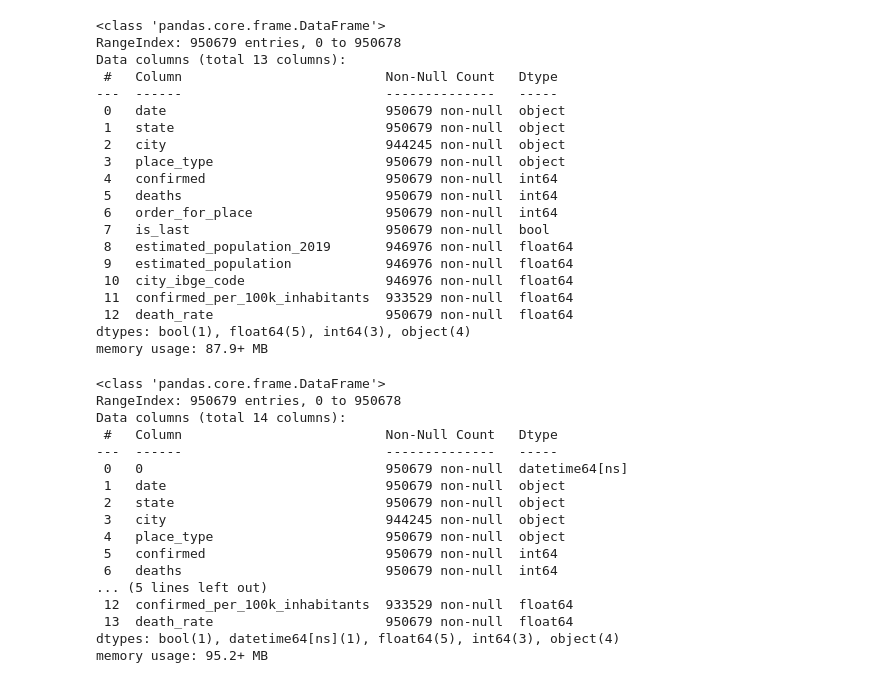
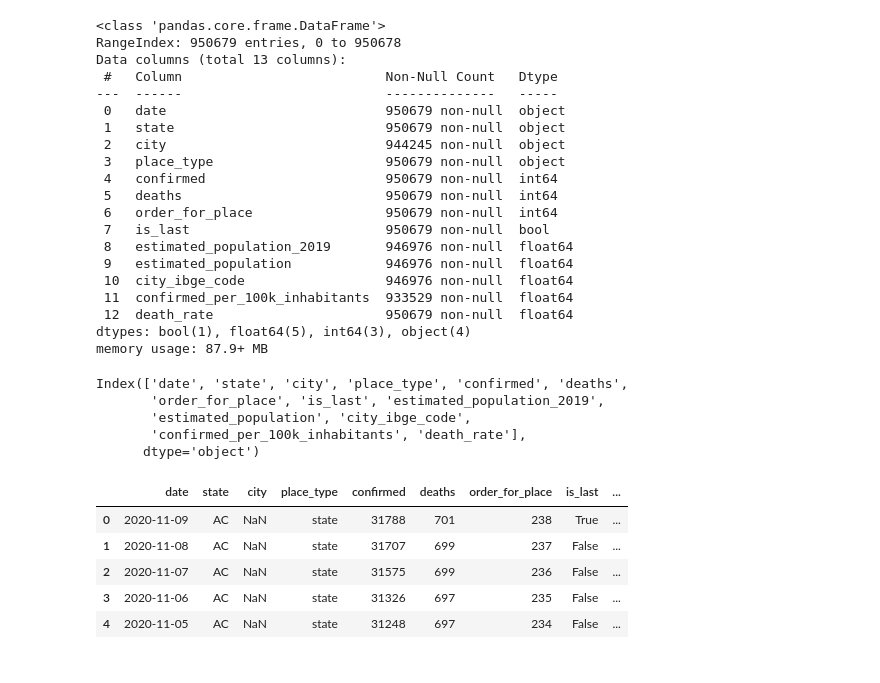
Before and after one commit to rabastos44/Bootcamp-Data-Science-Alura, a Jupyter notebook: Ricardo_Bastos.ipynb, the cells around one changed output. Cells and saved outputs as stored; diff of their text form; code cells hidden in the pictures.

```diff
--- a/Ricardo_Bastos.ipynb
+++ b/Ricardo_Bastos.ipynb
@@ -51,20 +49,22 @@ dados_raw.insert(0,0,a)
 # %%
-dados_raw.info()
+dados_raw.columns
 # %% [output]
-<class 'pandas.core.frame.DataFrame'>
-RangeIndex: 950679 entries, 0 to 950678
-Data columns (total 14 columns):
- #   Column                          Non-Null Count   Dtype
----  ------                          --------------   -----
- 0   0                               950679 non-null  datetime64[ns]
- 1   date                            950679 non-null  object
- 2   state                           950679 non-null  object
- 3   city                            944245 non-null  object
- 4   place_type                      950679 non-null  object
- 5   confirmed                       950679 non-null  int64
- 6   deaths                          950679 non-null  int64
-... (5 lines left out)
- 12  confirmed_per_100k_inhabitants  933529 non-null  float64
- 13  death_rate                      950679 non-null  float64
-dtypes: bool(1), datetime64[ns](1), float64(5), int64(3), object(4)
-memory usage: 95.2+ MB
+Index(['date', 'state', 'city', 'place_type', 'confirmed', 'deaths',
+       'order_for_place', 'is_last', 'estimated_population_2019',
+       'estimated_population', 'city_ibge_code',
+       'confirmed_per_100k_inhabitants', 'death_rate'],
+      dtype='object')
+# %%
+dados = dados_raw[[ 'state', 'city', 'place_type', 'confirmed', 'deaths',
+       'order_for_place', 'is_last', 'estimated_population_2019',
+       'estimated_population',
+       'confirmed_per_100k_inhabitants', 'death_rate']]
+dados.insert(0,'date',pd.to_datetime(dados_raw.date))
+dados.head()
+# %% [output]
+|  | date | state | city | place_type | confirmed | deaths | order_for_place | is_last | ... |
+| 0 | 2020-11-09 | AC | NaN | state | 31788 | 701 | 238 | True | ... |
+| 1 | 2020-11-08 | AC | NaN | state | 31707 | 699 | 237 | False | ... |
+| 2 | 2020-11-07 | AC | NaN | state | 31575 | 699 | 236 | False | ... |
+| 3 | 2020-11-06 | AC | NaN | state | 31326 | 697 | 235 | False | ... |
+| 4 | 2020-11-05 | AC | NaN | state | 31248 | 697 | 234 | False | ... |
```
Also changed, not shown: parts of 8 cells of this notebook.
